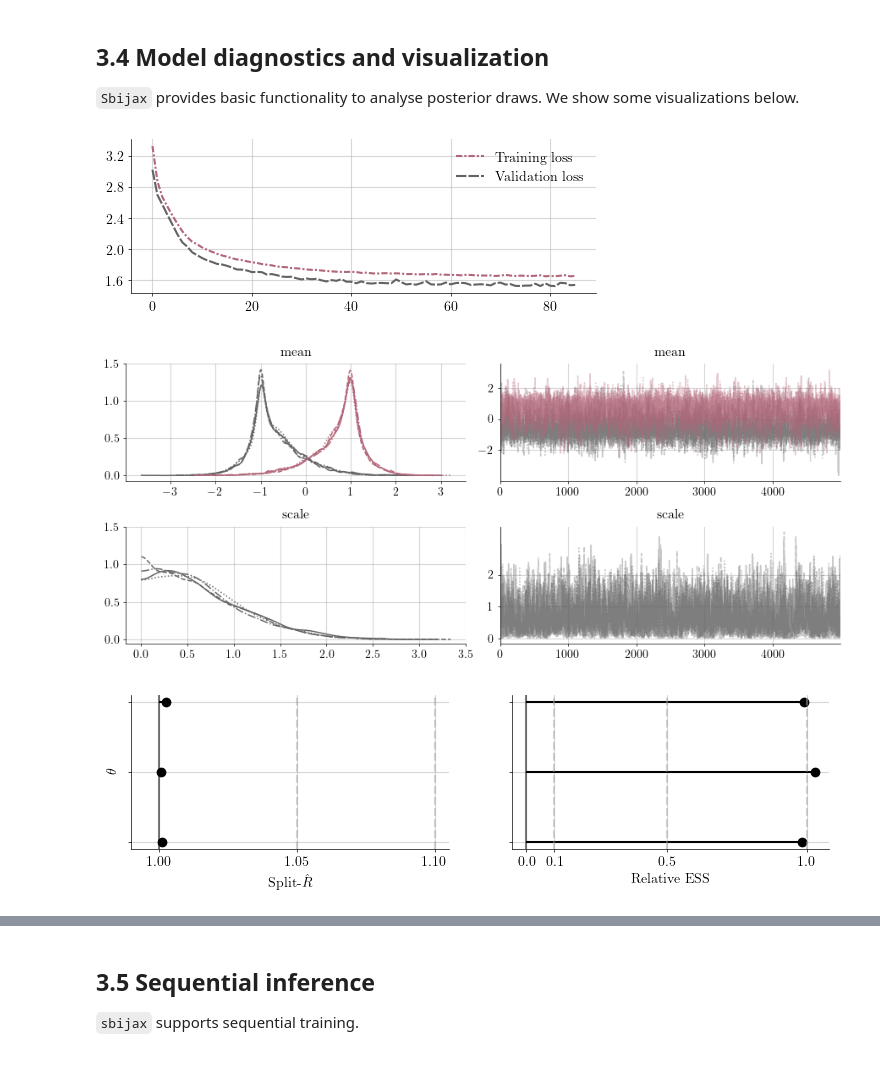
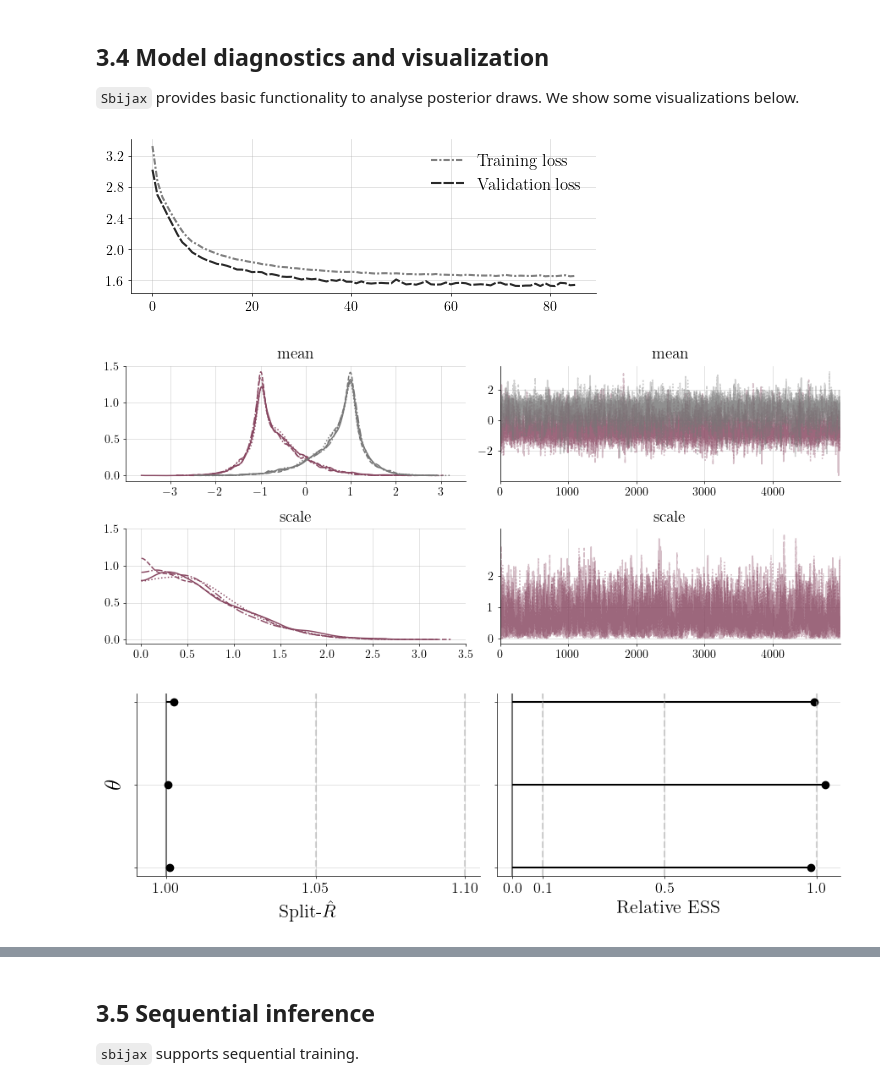
Before and after one commit to dirmeier/sbijax, a Jupyter notebook: manuscript+supplement/experimental_code/chp3-the_sbi_package.ipynb, the cells around one changed output, grey strips where cells are left out. Drawn from its saved outputs; the diff is of its cells as text; code cells hidden in the pictures.

```diff
--- a/manuscript+supplement/experimental_code/chp3-the_sbi_package.ipynb
+++ b/manuscript+supplement/experimental_code/chp3-the_sbi_package.ipynb
@@ -150,7 +153,7 @@ We then fit the model using the typical flow matching loss.
 # %%
 params, losses = model.fit(
     jr.PRNGKey(2),
-    data=data
+    data=data,
 )
 # %% [markdown]
 Finally, we sample from the posterior distribution for a specific observation $y_{\text{obs}}$.
@@ -186,32 +189,46 @@ Attributes:
 
 `Sbijax` provides basic functionality to analyse posterior draws. We show some visualizations below.
 # %%
-_, axes = plt.subplots(figsize=(6, 2))
-sbijax.plot_loss_profile(losses[1:], axes=axes)
-plt.savefig("./figs/package-bivariate_model-loss_plot.pdf", dpi=200)
-plt.show()
+if not os.path.exists("figs"): os.mkdir("figs")
+
+with plt.style.context("sbijax-grayish"):
+    _, axes = plt.subplots(figsize=(6, 2))
+    sbijax.plot_loss_profile(losses[1:], axes=axes)
+    axes.legend(fontsize=12)
+    plt.savefig("./figs/package-bivariate_model-loss_plot.pdf", dpi=200)
+    plt.show()
 # %% [output]
-[figure, old version]
+[figure, new version]
 # %%
-_, axes = plt.subplots(figsize=(9, 4), ncols=2, nrows=2)
-sbijax.plot_trace(inference_results, axes=axes, compact_prop={'color': ['#636363', '#b26679']})
-for i, ax in enumerate(axes.flatten()):
-    if i % 2 == 0:
-        ax.set_yticks([0, 0.5, 1, 1.5])
-    elif i == 1:
-        ax.set_yticks([-2, 0.0, 2.0])
-    else:
-        ax.set_yticks([0, 1, 2])
-plt.savefig("./figs/package-trace_plot.pdf", dpi=200)
-plt.tight_layout()
-plt.show()
+bivariate_colors = ["#884761", "#777777"]
+
+with sns.color_palette(bivariate_colors):
+    _, axes = plt.subplots(figsize=(9, 4), ncols=2, nrows=2)
+    sbijax.plot_trace(inference_results, axes=axes)
+    for i, ax in enumerate(axes.flatten()):
+        ax.title.set_size(14)
+        if i % 2 == 0:
+            ax.set_yticks([0, 0.5, 1, 1.5])
+        elif i == 1:
+            ax.set_yticks([-2, 0.0, 2.0])
+        else:
+            ax.set_yticks([0, 1, 2])
+        ax.tick_params(axis='both',labelsize=10)
+    plt.tight_layout()
+    plt.savefig("./figs/package-trace_plot.pdf", dpi=200)
+    plt.show()
 # %% [output]
-[figure, old version]
+[figure, new version]
 # %%
-_, axes = plt.subplots(figsize=(9, 2), ncols=2)
+_, axes = plt.subplots(figsize=(9, 3), ncols=2)
 sbijax.plot_rhat_and_ress(inference_results, axes)
+for ax in axes:
+    ax.xaxis.label.set_size(16)
+    ax.yaxis.label.set_size(20)
+    ax.tick_params(axis='both',labelsize=13)
+plt.tight_layout()
 plt.savefig("./figs/package-ress_rhat_plot.pdf", dpi=200)
 plt.show()
 # %% [output]
-[figure, old version]
+[figure, new version]
 # %%
```
Also changed, not shown: parts of 7 cells of this notebook, 21 other files.
